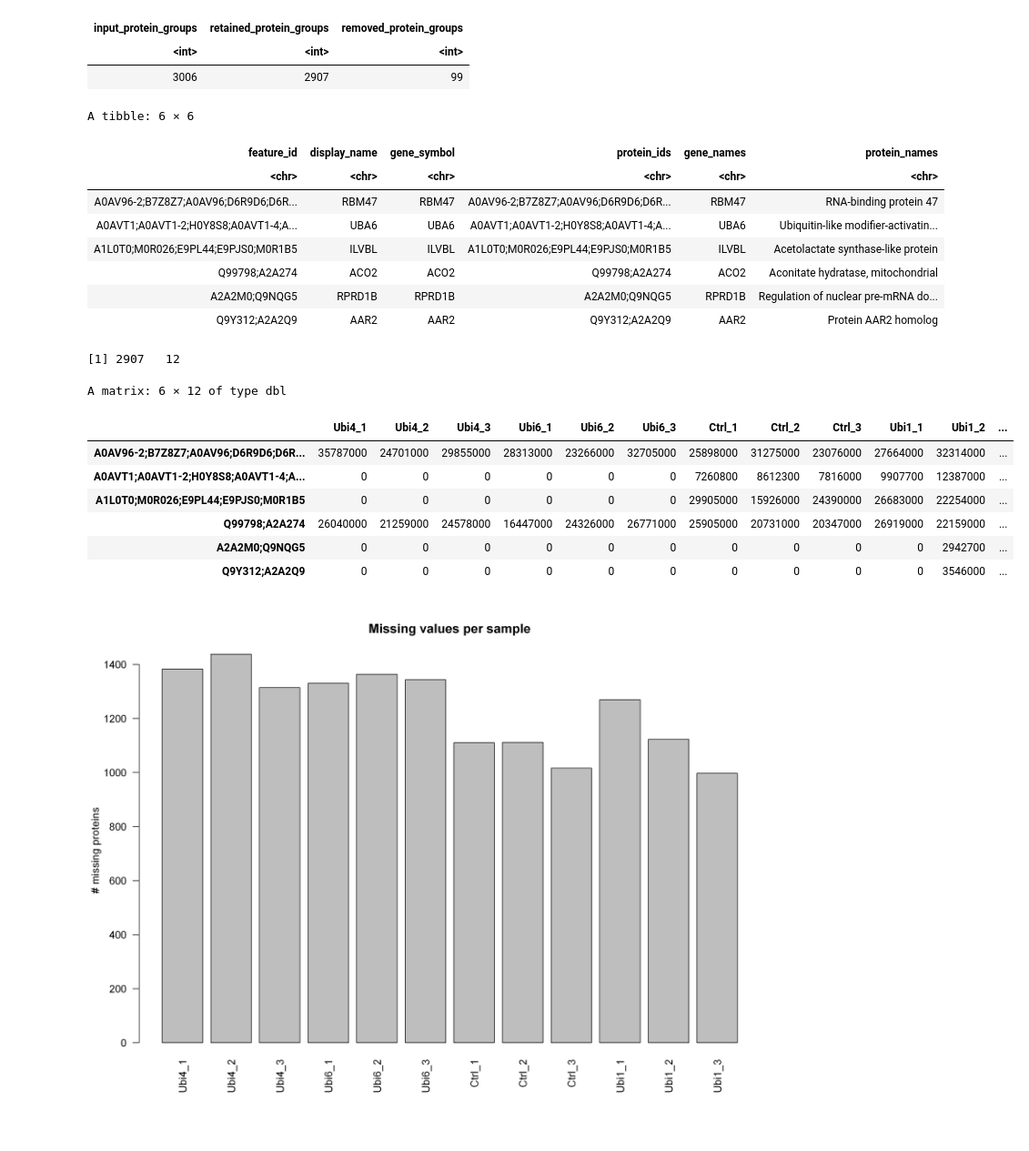
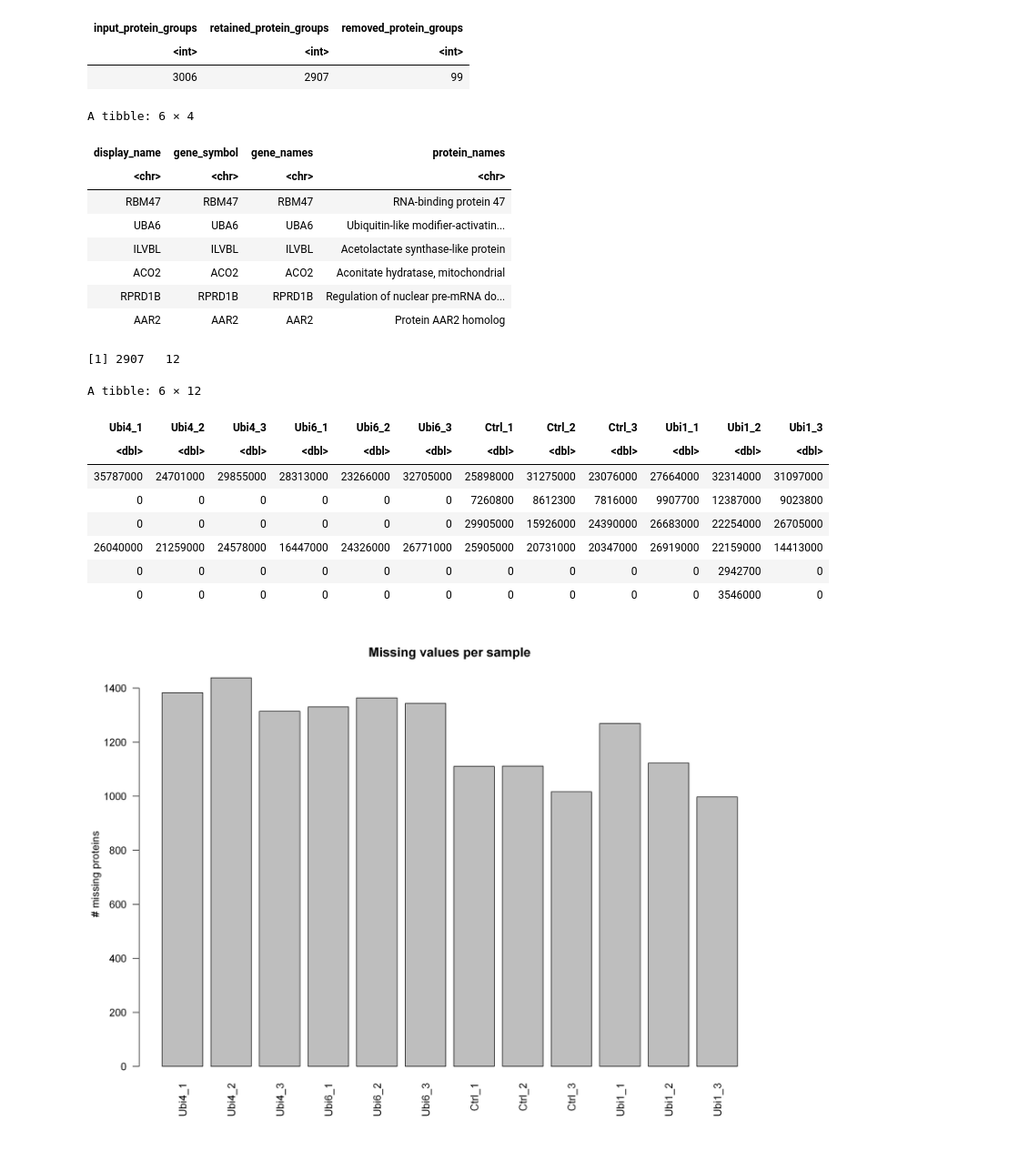
Before and after one commit to meshik/bioinformatics-code-hub, a Jupyter notebook: proteomics/differential_abundance/r.ipynb, the cells around one changed output. Shown at 91% size. Drawn from its saved outputs; the diff is of its cells as text; code cells hidden in the pictures.

```diff
--- a/proteomics/differential_abundance/r.ipynb
+++ b/proteomics/differential_abundance/r.ipynb
@@ -135,50 +135,51 @@ protein_annotation <- tibble::tibble(
   protein_names = protein_groups[["Protein.names"]]
 )
 
-head(protein_annotation)
+head(protein_annotation[, c("display_name", "gene_symbol", "gene_names", "protein_names")])
 # %% [output]
-A tibble: 6 × 6
+A tibble: 6 × 4
-| feature_id | display_name | gene_symbol | protein_ids | gene_names | protein_names |
-| <chr> | <chr> | <chr> | <chr> | <chr> | <chr> |
-| A0AV96-2;B7Z8Z7;A0AV96;D6R9D6;D6R... | RBM47 | RBM47 | A0AV96-2;B7Z8Z7;A0AV96;D6R9D6;D6R... | RBM47 | RNA-binding protein 47 |
-| A0AVT1;A0AVT1-2;H0Y8S8;A0AVT1-4;A... | UBA6 | UBA6 | A0AVT1;A0AVT1-2;H0Y8S8;A0AVT1-4;A... | UBA6 | Ubiquitin-like modifier-activatin... |
-| A1L0T0;M0R026;E9PL44;E9PJS0;M0R1B5 | ILVBL | ILVBL | A1L0T0;M0R026;E9PL44;E9PJS0;M0R1B5 | ILVBL | Acetolactate synthase-like protein |
-| Q99798;A2A274 | ACO2 | ACO2 | Q99798;A2A274 | ACO2 | Aconitate hydratase, mitochondrial |
-| A2A2M0;Q9NQG5 | RPRD1B | RPRD1B | A2A2M0;Q9NQG5 | RPRD1B | Regulation of nuclear pre-mRNA do... |
-| Q9Y312;A2A2Q9 | AAR2 | AAR2 | Q9Y312;A2A2Q9 | AAR2 | Protein AAR2 homolog |
+| display_name | gene_symbol | gene_names | protein_names |
+| <chr> | <chr> | <chr> | <chr> |
+| RBM47 | RBM47 | RBM47 | RNA-binding protein 47 |
+| UBA6 | UBA6 | UBA6 | Ubiquitin-like modifier-activatin... |
+| ILVBL | ILVBL | ILVBL | Acetolactate synthase-like protein |
+| ACO2 | ACO2 | ACO2 | Aconitate hydratase, mitochondrial |
+| RPRD1B | RPRD1B | RPRD1B | Regulation of nuclear pre-mRNA do... |
+| AAR2 | AAR2 | AAR2 | Protein AAR2 homolog |
 # %%
 
 ## Extract the LFQ intensity columns into a numeric matrix
 lfq_cols <- grep(
   "^LFQ\\.intensity\\.",
   colnames(protein_groups),
   value = TRUE
 )
 
 lfq_mat <- as.matrix(protein_groups[, lfq_cols])
 storage.mode(lfq_mat) <- "numeric"
 
 colnames(lfq_mat) <- sub(
   "^LFQ\\.intensity\\.",
   "",
   colnames(lfq_mat)
 )
 
 rownames(lfq_mat) <- feature_id
 lfq_mat <- lfq_mat[, samples$label, drop = FALSE]
 
 dim(lfq_mat)
-head(lfq_mat)
+tibble::as_tibble(head(lfq_mat))  # same as `head(lfq_mat)` but without the (long!) row names.
 # %% [output]
 [1] 2907   12
-A matrix: 6 × 12 of type dbl
+A tibble: 6 × 12
-|  | Ubi4_1 | Ubi4_2 | Ubi4_3 | Ubi6_1 | Ubi6_2 | Ubi6_3 | Ctrl_1 | Ctrl_2 | Ctrl_3 | Ubi1_1 | Ubi1_2 | ... |
-| A0AV96-2;B7Z8Z7;A0AV96;D6R9D6;D6R... | 35787000 | 24701000 | 29855000 | 28313000 | 23266000 | 32705000 | 25898000 | 31275000 | 23076000 | 27664000 | 32314000 | ... |
-| A0AVT1;A0AVT1-2;H0Y8S8;A0AVT1-4;A... | 0 | 0 | 0 | 0 | 0 | 0 | 7260800 | 8612300 | 7816000 | 9907700 | 12387000 | ... |
-| A1L0T0;M0R026;E9PL44;E9PJS0;M0R1B5 | 0 | 0 | 0 | 0 | 0 | 0 | 29905000 | 15926000 | 24390000 | 26683000 | 22254000 | ... |
-| Q99798;A2A274 | 26040000 | 21259000 | 24578000 | 16447000 | 24326000 | 26771000 | 25905000 | 20731000 | 20347000 | 26919000 | 22159000 | ... |
-| A2A2M0;Q9NQG5 | 0 | 0 | 0 | 0 | 0 | 0 | 0 | 0 | 0 | 0 | 2942700 | ... |
-| Q9Y312;A2A2Q9 | 0 | 0 | 0 | 0 | 0 | 0 | 0 | 0 | 0 | 0 | 3546000 | ... |
+| Ubi4_1 | Ubi4_2 | Ubi4_3 | Ubi6_1 | Ubi6_2 | Ubi6_3 | Ctrl_1 | Ctrl_2 | Ctrl_3 | Ubi1_1 | Ubi1_2 | Ubi1_3 |
+| <dbl> | <dbl> | <dbl> | <dbl> | <dbl> | <dbl> | <dbl> | <dbl> | <dbl> | <dbl> | <dbl> | <dbl> |
+| 35787000 | 24701000 | 29855000 | 28313000 | 23266000 | 32705000 | 25898000 | 31275000 | 23076000 | 27664000 | 32314000 | 31097000 |
+| 0 | 0 | 0 | 0 | 0 | 0 | 7260800 | 8612300 | 7816000 | 9907700 | 12387000 | 9023800 |
+| 0 | 0 | 0 | 0 | 0 | 0 | 29905000 | 15926000 | 24390000 | 26683000 | 22254000 | 26705000 |
+| 26040000 | 21259000 | 24578000 | 16447000 | 24326000 | 26771000 | 25905000 | 20731000 | 20347000 | 26919000 | 22159000 | 14413000 |
+| 0 | 0 | 0 | 0 | 0 | 0 | 0 | 0 | 0 | 0 | 2942700 | 0 |
+| 0 | 0 | 0 | 0 | 0 | 0 | 0 | 0 | 0 | 0 | 3546000 | 0 |
 # %%
 ## Transform data for proDA
 # - MaxQuant LFQ has zeros for "missing": convert 0 -> NA for log2 transform
```
Also changed, not shown: parts of 3 cells of this notebook, 1 other file.
